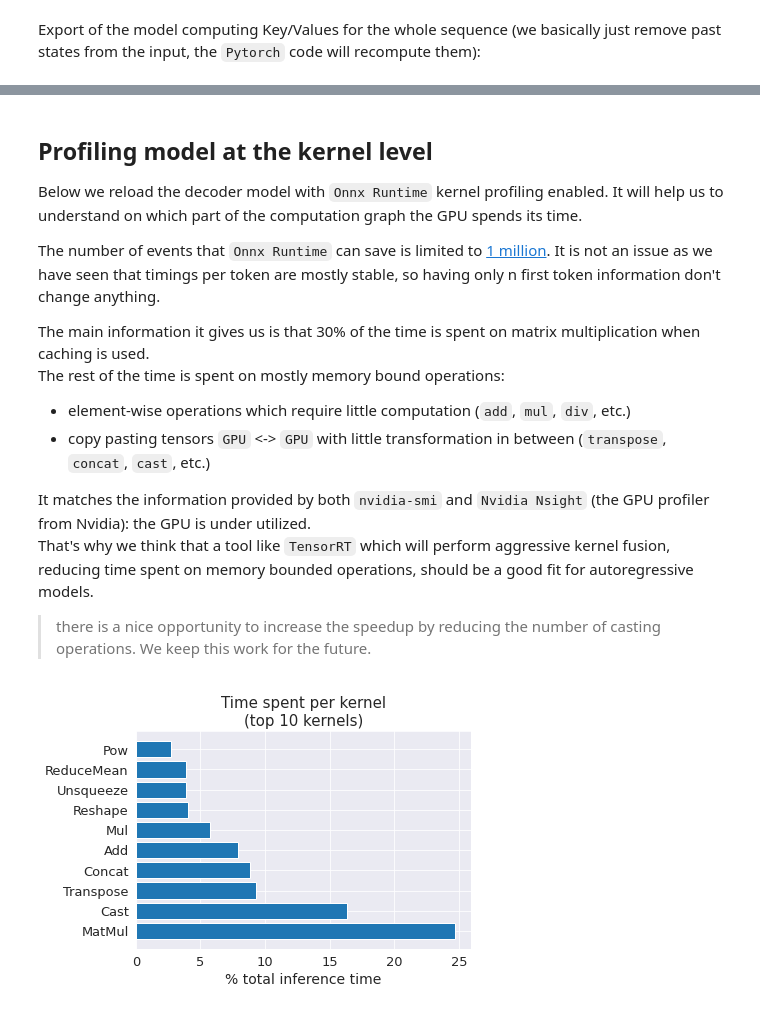
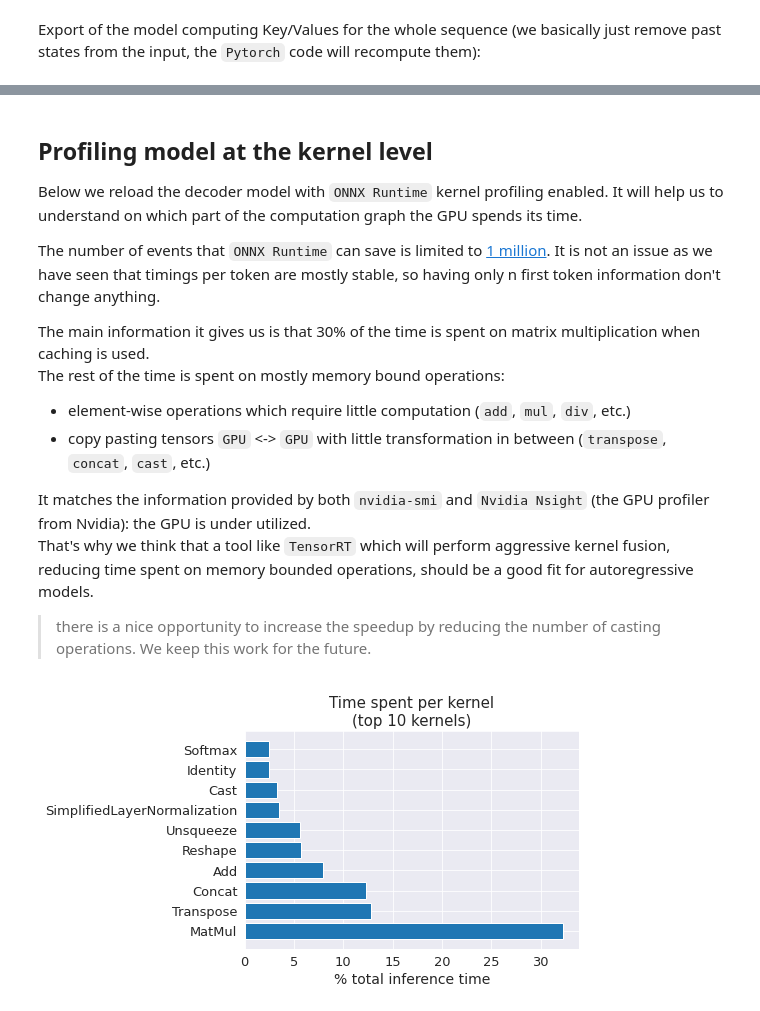
Before and after one commit to ELS-RD/transformer-deploy, a Jupyter notebook: demo/generative-model/t5.ipynb, the cells around one changed output, grey strips where cells are left out. Drawn from its saved outputs; the diff is of its cells as text; code cells hidden in the pictures.

```diff
--- a/demo/generative-model/t5.ipynb
+++ b/demo/generative-model/t5.ipynb
@@ -218,8 +212,6 @@ First step is to export the model to `Onnx` graph.
 The `encoder` part export doesn't imply any specific challenge.
 We use export function built for `Bert` like model, exported model is in `FP16`.
 # %%
-pytorch_model = pytorch_model.to("cuda")
-
 convert_to_onnx(
     model_pytorch=pytorch_model.encoder,
     output_path=encoder_model_path,
@@ -447,5 +347,3 @@ with torch.no_grad():
         do_constant_folding=True,
         opset_version=13,
     )
-_ = pytorch_model.cpu()  # free cuda memory
-torch.cuda.empty_cache()
@@ -708,6 +714,14 @@ with torch.inference_mode():
     out_dec_pytorch: BaseModelOutputWithPastAndCrossAttentions = model_decoder(
         input_ids=input_ids, encoder_hidden_states=out_enc_pytorch.last_hidden_state
     )
+pytorch_model = pytorch_model.cpu()
+model_decoder = model_decoder.cpu()
+torch.cuda.empty_cache()
+# %%
+enc_fp16_onnx = create_model_for_provider(encoder_fp16_model_path, "CUDAExecutionProvider", log_severity=3)
+enc_fp16_onnx_binding: IOBinding = enc_fp16_onnx.io_binding()
+dec_onnx = create_model_for_provider(dec_if_fp16_model_path, "CUDAExecutionProvider", log_severity=3)
+dec_onnx_binding: IOBinding = dec_onnx.io_binding()
 # %%
 def decoder_pytorch_inference(decoder_input_ids: torch.Tensor, encoder_hidden_states: torch.Tensor, **_):
     with torch.inference_mode():
@@ -1097,10 +1127,10 @@ plt.show()
 # %% [markdown]
 ## Profiling model at the kernel level
 
-Below we reload the decoder model with `Onnx Runtime` kernel profiling enabled.
+Below we reload the decoder model with `ONNX Runtime` kernel profiling enabled.
 It will help us to understand on which part of the computation graph the GPU spends its time.
 
-The number of events that `Onnx Runtime` can save is limited to [1 million](https://github.com/microsoft/onnxruntime/blob/a4b5fa334aa939fb159bdc571ed3d56ca8d31fc7/onnxruntime/core/common/profiler.cc#L10).
+The number of events that `ONNX Runtime` can save is limited to [1 million](https://github.com/microsoft/onnxruntime/blob/a4b5fa334aa939fb159bdc571ed3d56ca8d31fc7/onnxruntime/core/common/profiler.cc#L10).
 It is not an issue as we have seen that timings per token are mostly stable, so having only n first token information don't change anything.
 
 The main information it gives us is that 30% of the time is spent on matrix multiplication when caching is used.
@@ -1113,33 +1143,35 @@ That's why we think that a tool like `TensorRT` which will perform aggressive ke
 
 > there is a nice opportunity to increase the speedup by reducing the number of casting operations. We keep this work for the future.
 # %%
+enc_fp16_onnx = create_model_for_provider(encoder_fp16_model_path, "CUDAExecutionProvider", log_severity=3)
+enc_fp16_onnx_binding: IOBinding = enc_fp16_onnx.io_binding()
 dec_onnx = create_model_for_provider(
     dec_if_fp16_model_path, "CUDAExecutionProvider", enable_profiling=True, log_severity=3
 )
 dec_onnx_binding: IOBinding = dec_onnx.io_binding()
 _ = model_gen.generate(inputs=input_ids, max_length=10, num_beams=4, min_length=10)
 profile_name = dec_onnx.end_profiling()
 
 with open(profile_name) as f:
     content = json.load(f)
 
 op_timings = defaultdict(lambda: 0)
 for c in content:
     if "op_name" not in c["args"]:
         continue
     op_name = c["args"]["op_name"]
     if op_name == "If":
         continue  # subgraph
     time_taken = c["dur"]
     op_timings[op_name] += time_taken
 
 op_timings_filter = dict(sorted(op_timings.items(), key=operator.itemgetter(1), reverse=True)[:10])
 total_kernel_timing = sum(op_timings.values())
 op_timings_percent = {k: 100 * v / total_kernel_timing for k, v in op_timings_filter.items()}
 
 plt.barh(list(op_timings_percent.keys()), list(op_timings_percent.values()))
 plt.title("Time spent per kernel\n(top 10 kernels)")
 plt.xlabel("% total inference time")
 plt.show()
 # %% [output]
-[figure, old version]
+[figure, new version]
```
Also changed, not shown: parts of 43 cells of this notebook, 3 other files.
